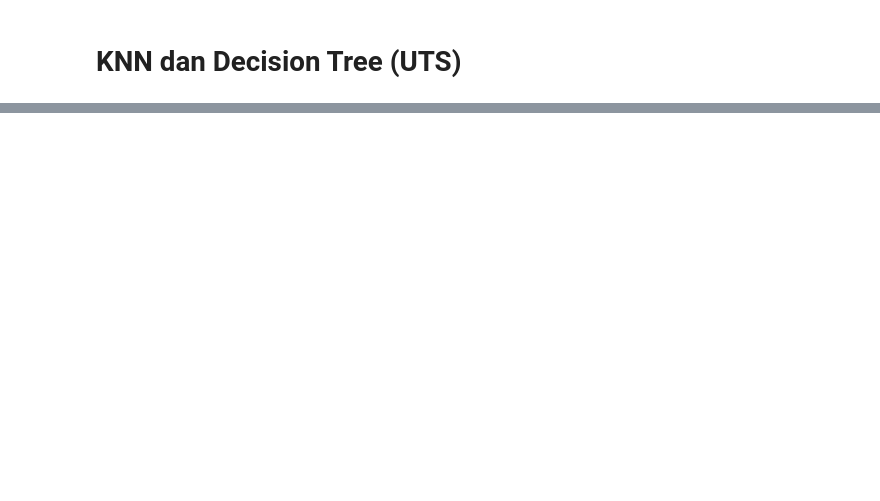
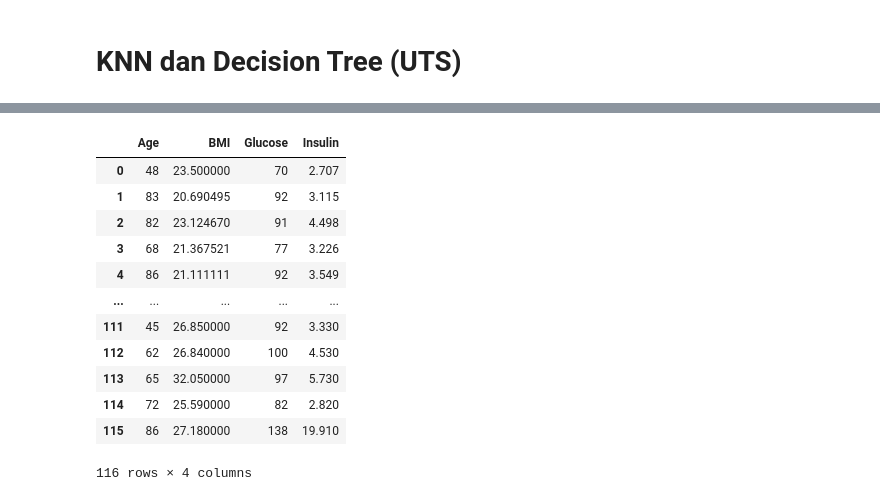
Before and after one commit to akhmadamanulloh/datamining, a Jupyter notebook: _sources/Tugas6.ipynb, the cells around one changed output, grey strips where cells are left out. Drawn from its saved outputs; the diff is of its cells as text; code cells hidden in the pictures; blank space fills up the shorter version.

```diff
--- a/_sources/Tugas6.ipynb
+++ b/_sources/Tugas6.ipynb
@@ -198,0 +136,19 @@ array([1])
+# %%
+x = df.iloc[:,0:4]
+y = df.iloc[:,4]
+
+x
+# %% [output]
+|  | Age | BMI | Glucose | Insulin |
+| 0 | 48 | 23.500000 | 70 | 2.707 |
+| 1 | 83 | 20.690495 | 92 | 3.115 |
+| 2 | 82 | 23.124670 | 91 | 4.498 |
+| 3 | 68 | 21.367521 | 77 | 3.226 |
+| 4 | 86 | 21.111111 | 92 | 3.549 |
+| ... | ... | ... | ... | ... |
+| 111 | 45 | 26.850000 | 92 | 3.330 |
+| 112 | 62 | 26.840000 | 100 | 4.530 |
+| 113 | 65 | 32.050000 | 97 | 5.730 |
+| 114 | 72 | 25.590000 | 82 | 2.820 |
+| 115 | 86 | 27.180000 | 138 | 19.910 |
+116 rows × 4 columns
```
Also changed, not shown: parts of 45 cells of this notebook, 5 other files.
